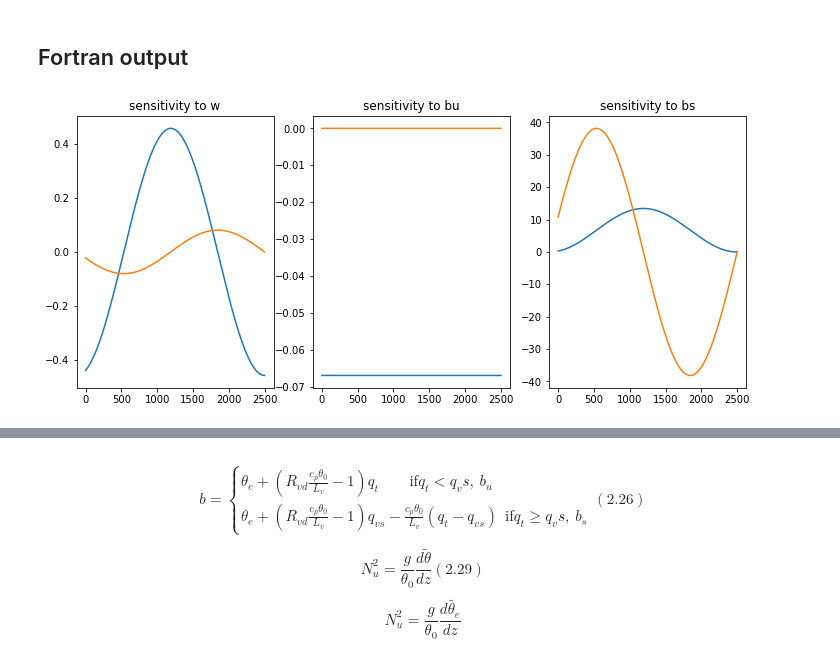
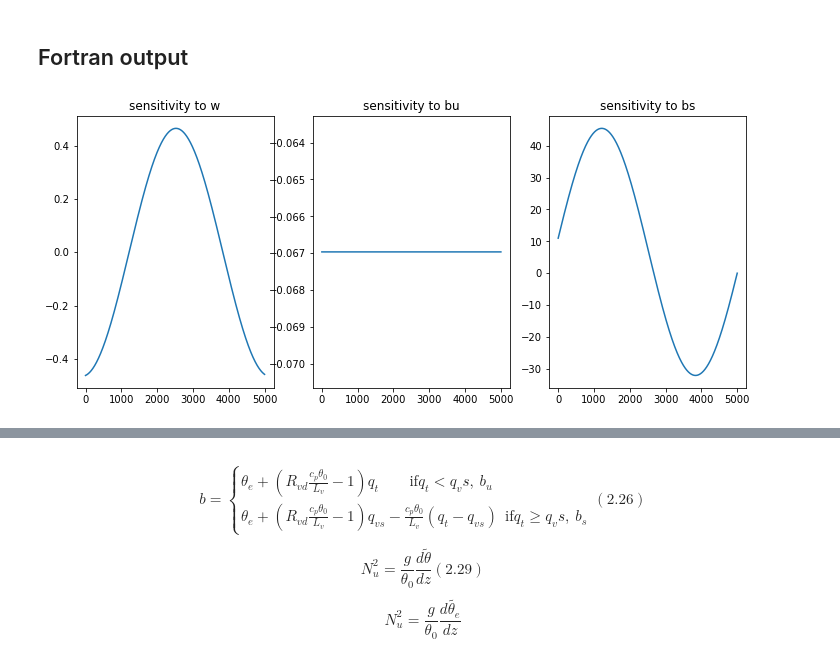
Before and after one commit to Nuo-Chen/moist-sys, a Jupyter notebook: single phase system forward.ipynb, the cells around one changed output, grey strips where cells are left out. Drawn from its saved outputs; the diff is of its cells as text; code cells hidden in the pictures.

```diff
--- a/single phase system forward.ipynb
+++ b/single phase system forward.ipynb
@@ -192,23 +197,23 @@ def sens_subplots(var, ax, title):
 # %%
 a = pd.read_csv('MAFD/fort.16', delim_whitespace=True,
                 header=None, names=['a_w', 'a_bu', 'a_bs'])
 a_w = a.a_w.values[::-1]
 a_bu = a.a_bu.values[::-1]
 a_bs = a.a_bs.values[::-1]
 
 nrows = 1
 ncols = 3
 fig,ax = plt.subplots(nrows=nrows, ncols=ncols, figsize=(12,5))
-sk = 2
+sk = 1
 sens_subplots(a_w[::sk], ax[0], 'sensitivity to w')
 sens_subplots(a_bu[::sk], ax[1], 'sensitivity to bu')
 sens_subplots(a_bs[::sk], ax[2], 'sensitivity to bs')
 
-sens_subplots(a_w[1::sk], ax[0], 'sensitivity to w')
-sens_subplots(a_bu[1::sk], ax[1], 'sensitivity to bu')
-sens_subplots(a_bs[1::sk], ax[2], 'sensitivity to bs')
+#sens_subplots(a_w[1::sk], ax[0], 'sensitivity to w')
+#sens_subplots(a_bu[1::sk], ax[1], 'sensitivity to bu')
+#sens_subplots(a_bs[1::sk], ax[2], 'sensitivity to bs')
 # %% [output]
-[figure, old version]
+[figure, new version]
 # %%
 nrows = 1
 ncols = 3
```
Also changed, not shown: parts of 7 cells of this notebook.
